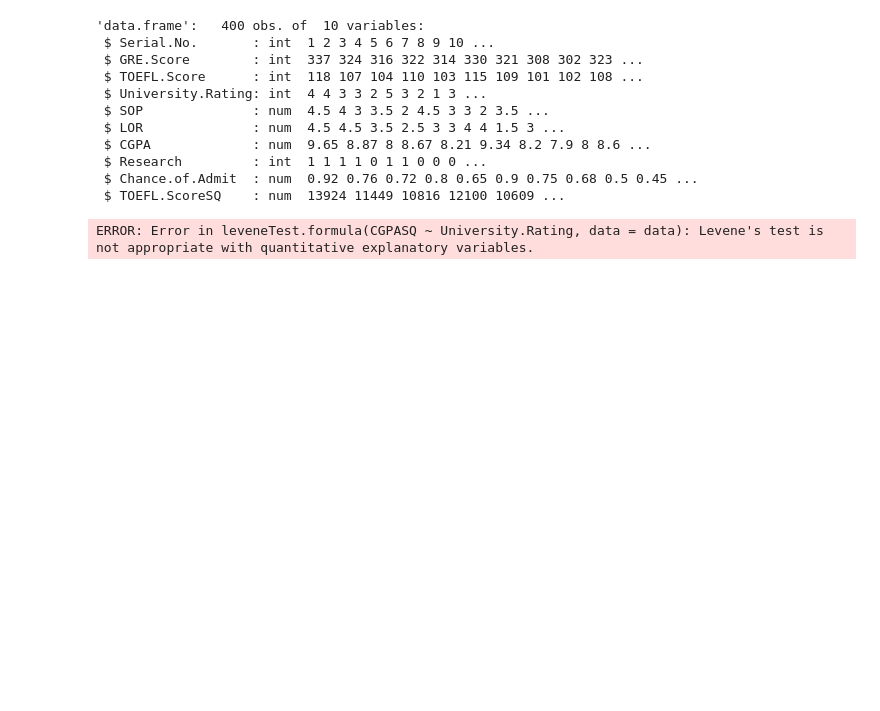
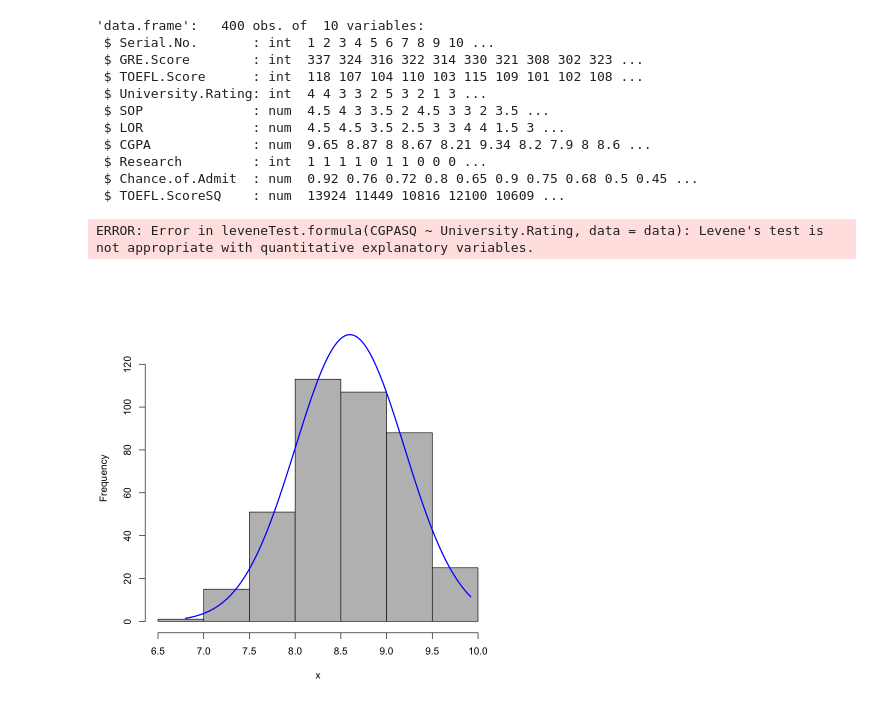
Before and after one commit to woz-u/DS-Student-Resources, a Jupyter notebook: DS105-Intermediate-Statistics/Examples/DS105-L7-P5-Activity-R.ipynb, the cells around one changed output. Saved outputs shown, nothing was run; the diff lists cells and outputs as text; code cells hidden in the pictures; blank space fills up the shorter version.

```diff
--- a/DS105-Intermediate-Statistics/Examples/DS105-L7-P5-Activity-R.ipynb
+++ b/DS105-Intermediate-Statistics/Examples/DS105-L7-P5-Activity-R.ipynb
@@ -10,5 +28,5 @@ library(IDPmisc)
 # %%
-data = read.csv('../Data/graduate_admissions.csv')
+data = read.csv('../Data/data.csv')
 # %%
 head(data)
 # %% [output]
@@ -83,3 +101,13 @@ str(data)
 leveneTest(CGPASQ ~ University.Rating, data = data)
 # %% [output]
 ERROR: Error in leveneTest.formula(CGPASQ ~ University.Rating, data = data): Levene's test is not appropriate with quantitative explanatory variables.
+# %%
+#This is to predict college GPA holding TOEFL score constant and using university rating as a predictor.
+
+## Testing Assumptions
+
+### Normality - Need to examine both GPA and TOEFL score
+
+plotNormalHistogram(data$CGPA)
+# %% [output]
+[figure, added]
```
Also changed, not shown: parts of 8 cells of this notebook.
